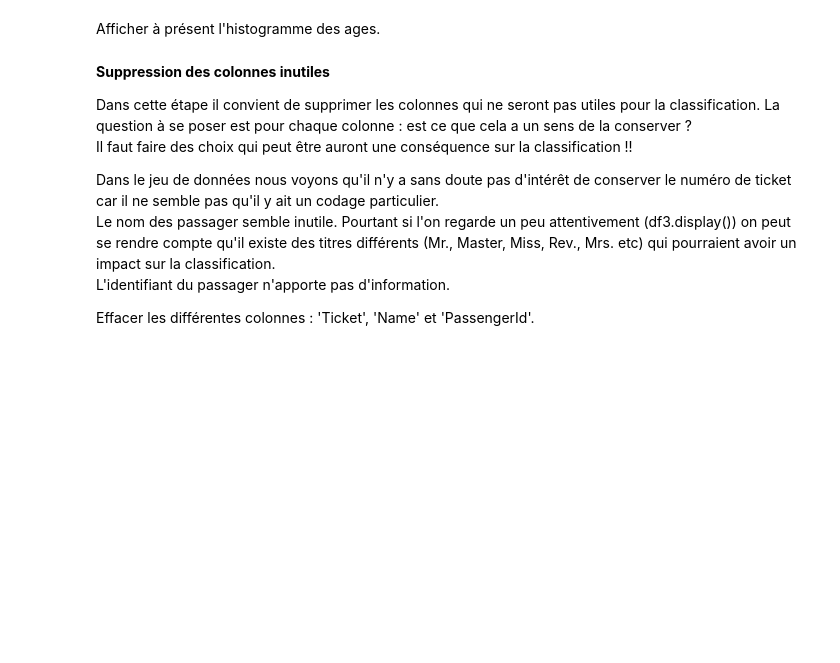
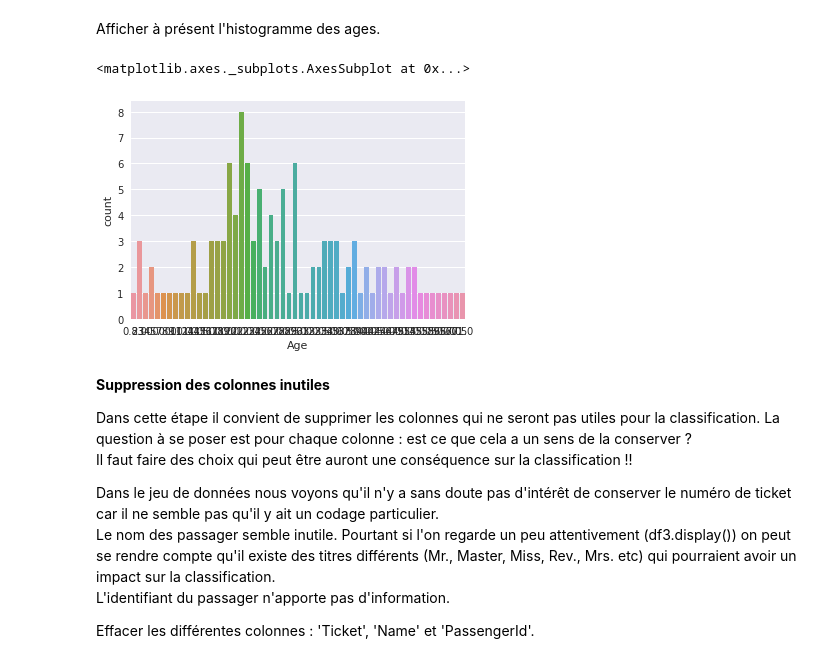
Before and after one commit to TDiGiovanni/TP, a Jupyter notebook: M1/Science_des_donnees/TP1/TP1.ipynb, the cells around one changed output. Drawn from its saved outputs; the diff is of its cells as text; code cells hidden in the pictures; blank space fills up the shorter version.

```diff
--- a/M1/Science_des_donnees/TP1/TP1.ipynb
+++ b/M1/Science_des_donnees/TP1/TP1.ipynb
@@ -434,5 +470,10 @@ sns.heatmap(passengersCopy2.isnull(), cbar = False)
 # %% [markdown]
 Afficher à présent l'histogramme des ages.
+# %%
+sns.countplot(x = "Age", data = passengersCopy2)
+# %% [output]
+<matplotlib.axes._subplots.AxesSubplot at 0x...>
+[figure, added]
 # %% [markdown]
 **Suppression des colonnes inutiles**
 
```
Also changed, not shown: parts of 10 cells of this notebook.
